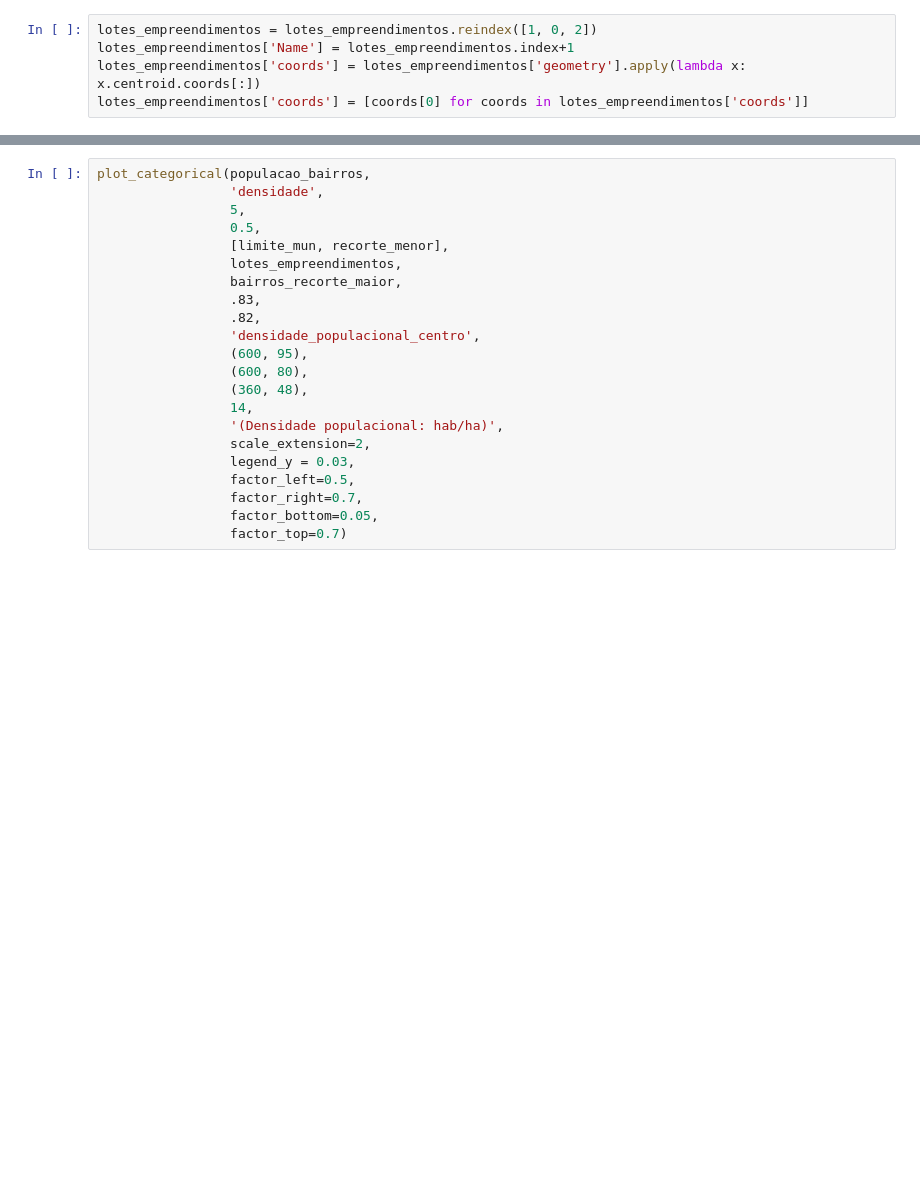
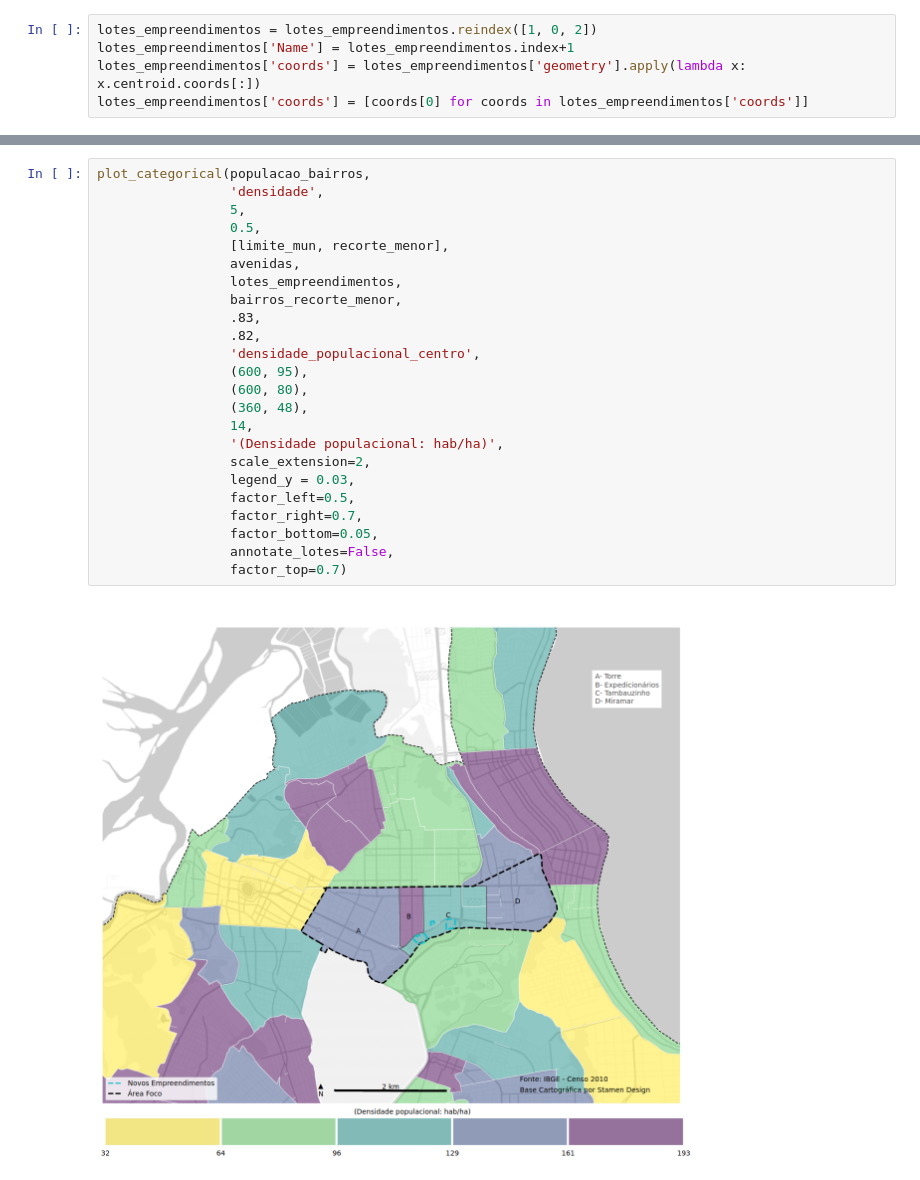
Before and after one commit to fc-anjos/cartografia-joao-pessoa, a Jupyter notebook: POPULACAO.ipynb, the cells around one changed output, grey strips where cells are left out. Cells and saved outputs as stored; diff of their text form; blank space fills up the shorter version.

```diff
--- a/POPULACAO.ipynb
+++ b/POPULACAO.ipynb
@@ -112,25 +89,29 @@ bairros_recorte_maior
 # %%
 plot_categorical(populacao_bairros,
                  'densidade',
                  5,
                  0.5,
                  [limite_mun, recorte_menor],
+                 avenidas,
                  lotes_empreendimentos,
-                 bairros_recorte_maior,
+                 bairros_recorte_menor,
                  .83,
                  .82,
                  'densidade_populacional_centro',
                  (600, 95),
                  (600, 80),
                  (360, 48),
                  14,
                  '(Densidade populacional: hab/ha)',
                  scale_extension=2,
                  legend_y = 0.03,
                  factor_left=0.5,
                  factor_right=0.7,
                  factor_bottom=0.05,
+                 annotate_lotes=False,
                  factor_top=0.7)
+# %% [output]
+[figure, added]
 # %%
 plot_categorical(populacao_bairros,
                  'MORADORES',
```
Also changed, not shown: parts of 10 cells of this notebook, 5 other files.
